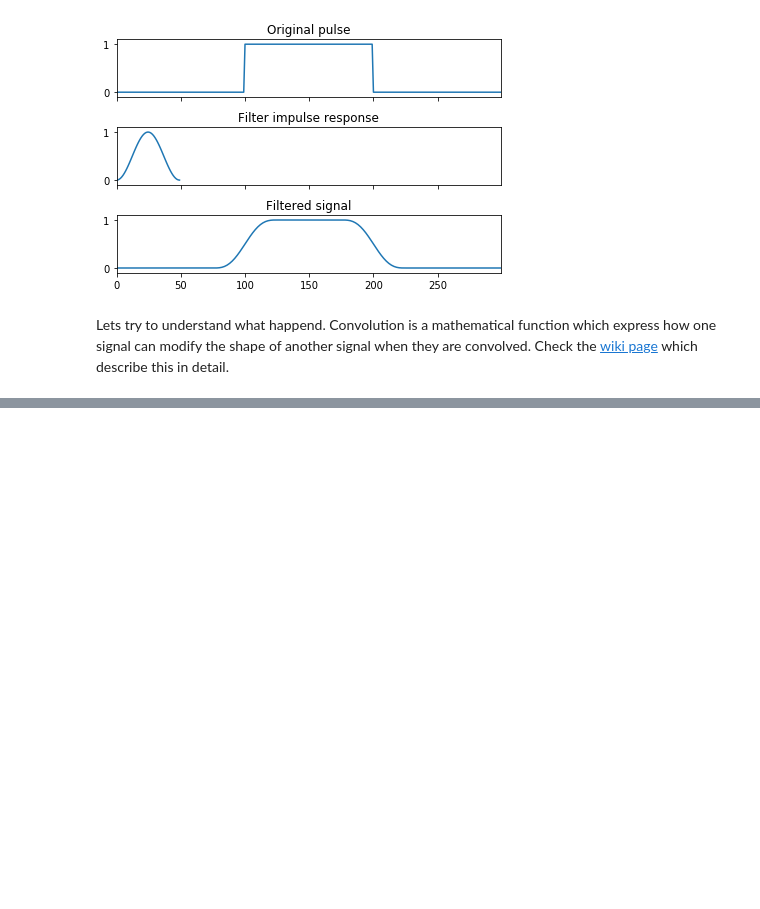
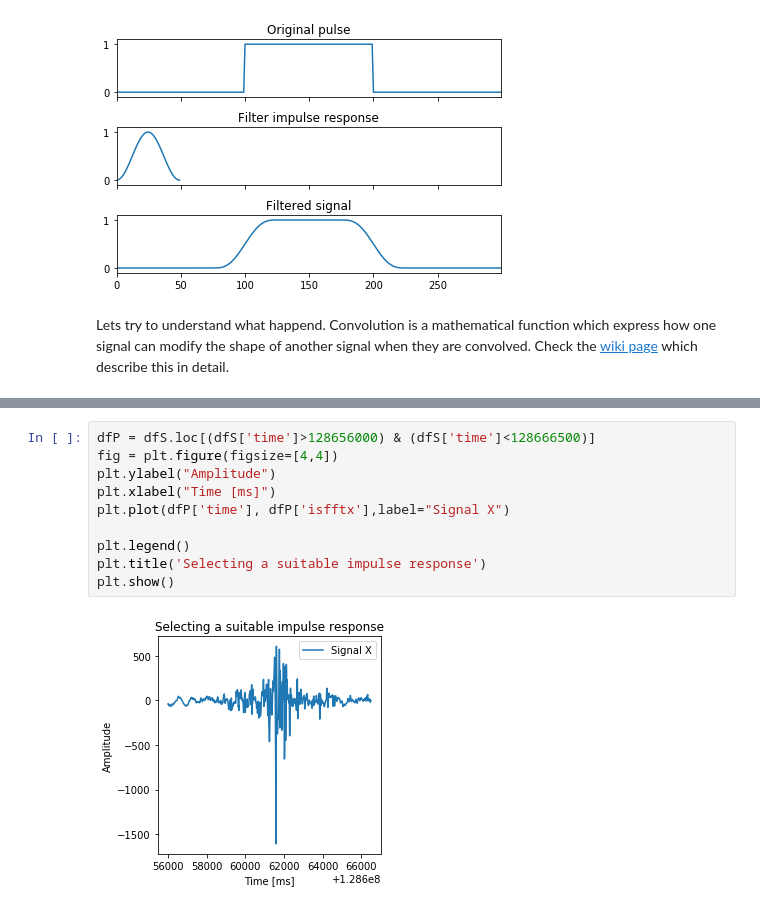
Before and after one commit to DataSEARCH-UOM/cricket_analytics, a Jupyter notebook: scripts/capture_patterns-fft-convolution.ipynb, the cells around one changed output, grey strips where cells are left out. Cells and saved outputs as stored; diff of their text form; blank space fills up the shorter version.

```diff
--- a/scripts/capture_patterns-fft-convolution.ipynb
+++ b/scripts/capture_patterns-fft-convolution.ipynb
@@ -335,0 +422,12 @@ This image from [wikipedia](https://upload.wikimedia.org/wikipedia/commons/2/21/
+# %%
+dfP = dfS.loc[(dfS['time']>128656000) & (dfS['time']<128666500)]
+fig = plt.figure(figsize=[4,4])
+plt.ylabel("Amplitude")
+plt.xlabel("Time [ms]")
+plt.plot(dfP['time'], dfP['isfftx'],label="Signal X")
+
+plt.legend()
+plt.title('Selecting a suitable impulse response')
+plt.show()
+# %% [output]
+[figure, added]
```
Also changed, not shown: parts of 27 cells of this notebook.
